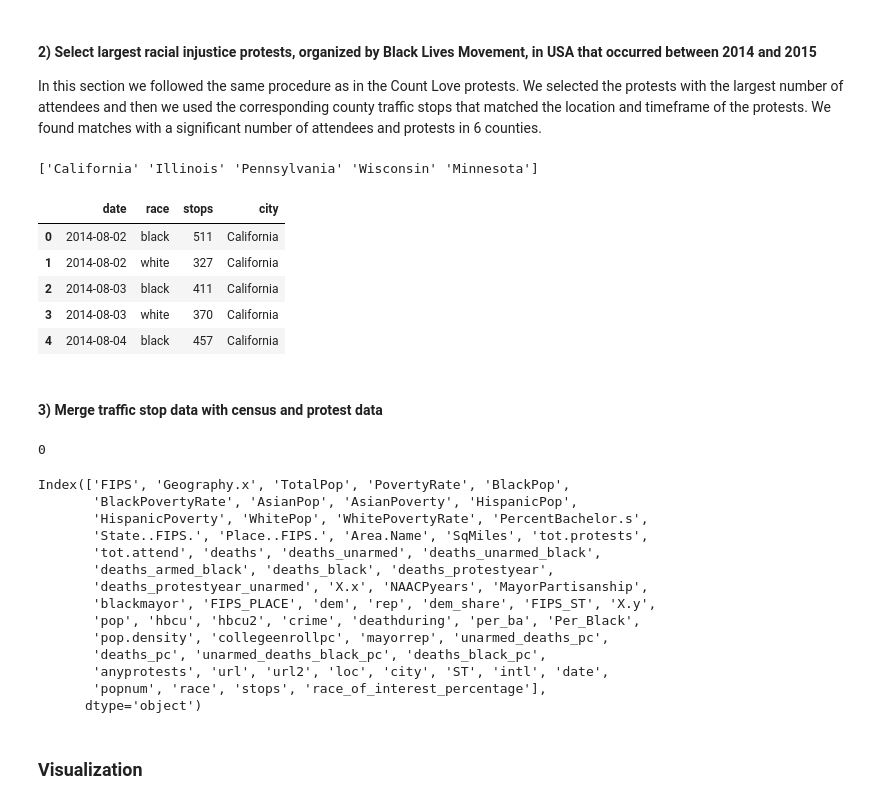
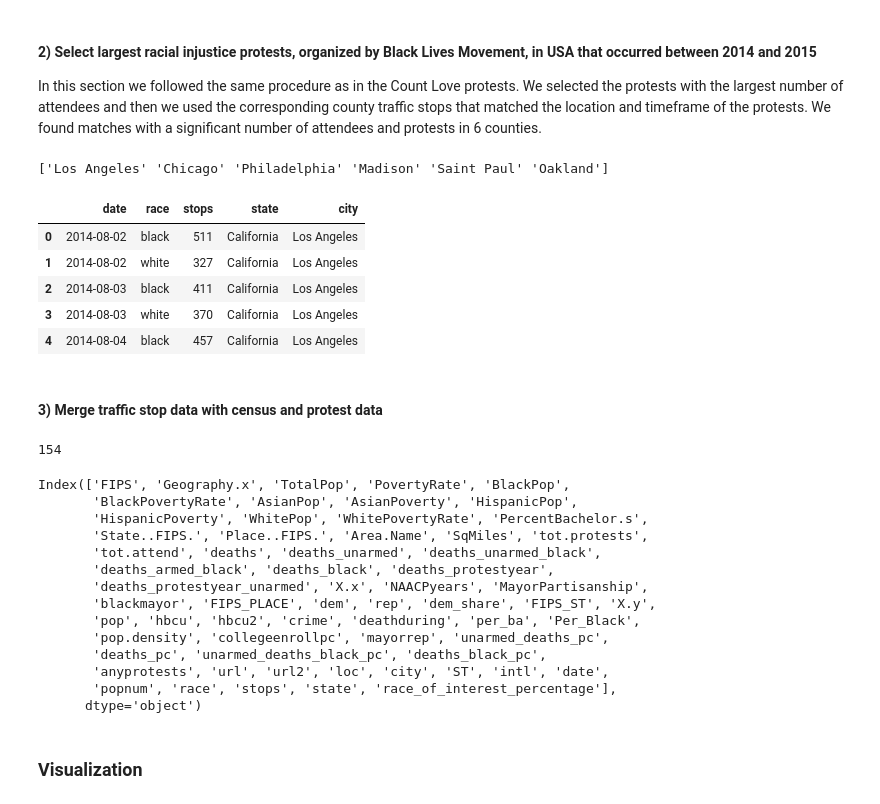
Before and after one commit to epfl-ada/ada-2020-project-milestone-p3-p3_three_musketeers, a Jupyter notebook: racial_protest_effects.ipynb, the cells around one changed output. Drawn from its saved outputs; the diff is of its cells as text; code cells hidden in the pictures.

```diff
--- a/racial_protest_effects.ipynb
+++ b/racial_protest_effects.ipynb
@@ -302,25 +302,25 @@ for name in dataset_names:
 # %%
 # Compute the total number of traffic stops that occurred per date and race for each county
 df_stops_grouped = []
 for county_data in zip(df_stops, state, city):
-    df_stops_grouped.append(prepare_df_for_merge(county_data[0], '', county_data[1]))
+    df_stops_grouped.append(prepare_df_for_merge(county_data[0], county_data[1], county_data[2]))
 
 # Concatenate all counties traffic stops in a new dataframe
 df_traffic_stops_BLM = pd.concat(df_stops_grouped, axis=0)
 
 # Convert date to datetime
 df_traffic_stops_BLM['date'] = pd.to_datetime(df_traffic_stops_BLM.date)
 
 print(df_traffic_stops_BLM.city.unique())
 df_traffic_stops_BLM.head()
 # %% [output]
-['California' 'Illinois' 'Pennsylvania' 'Wisconsin' 'Minnesota']
+['Los Angeles' 'Chicago' 'Philadelphia' 'Madison' 'Saint Paul' 'Oakland']
-|  | date | race | stops | city |
-| 0 | 2014-08-02 | black | 511 | California |
-| 1 | 2014-08-02 | white | 327 | California |
-| 2 | 2014-08-03 | black | 411 | California |
-| 3 | 2014-08-03 | white | 370 | California |
-| 4 | 2014-08-04 | black | 457 | California |
+|  | date | race | stops | state | city |
+| 0 | 2014-08-02 | black | 511 | California | Los Angeles |
+| 1 | 2014-08-02 | white | 327 | California | Los Angeles |
+| 2 | 2014-08-03 | black | 411 | California | Los Angeles |
+| 3 | 2014-08-03 | white | 370 | California | Los Angeles |
+| 4 | 2014-08-04 | black | 457 | California | Los Angeles |
 # %% [markdown]
 #### 3) Merge traffic stop data with census and protest data
 # %%
@@ -349,7 +349,7 @@ df_stops_protests_BLM = df_stops_protests_BLM[df_stops_protests_BLM['popnum'].no
 df_stops_protests_BLM = df_stops_protests_BLM.drop(columns=['Unnamed: 0'])
 df_stops_protests_BLM.columns
 # %% [output]
-0
+154
 Index(['FIPS', 'Geography.x', 'TotalPop', 'PovertyRate', 'BlackPop',
        'BlackPovertyRate', 'AsianPop', 'AsianPoverty', 'HispanicPop',
        'HispanicPoverty', 'WhitePop', 'WhitePovertyRate', 'PercentBachelor.s',
@@ -362,7 +362,7 @@ Index(['FIPS', 'Geography.x', 'TotalPop', 'PovertyRate', 'BlackPop',
        'pop.density', 'collegeenrollpc', 'mayorrep', 'unarmed_deaths_pc',
        'deaths_pc', 'unarmed_deaths_black_pc', 'deaths_black_pc',
        'anyprotests', 'url', 'url2', 'loc', 'city', 'ST', 'intl', 'date',
-       'popnum', 'race', 'stops', 'race_of_interest_percentage'],
+       'popnum', 'race', 'stops', 'state', 'race_of_interest_percentage'],
       dtype='object')
 # %% [markdown]
 ### Visualization
```
Also changed, not shown: parts of 6 cells of this notebook.
